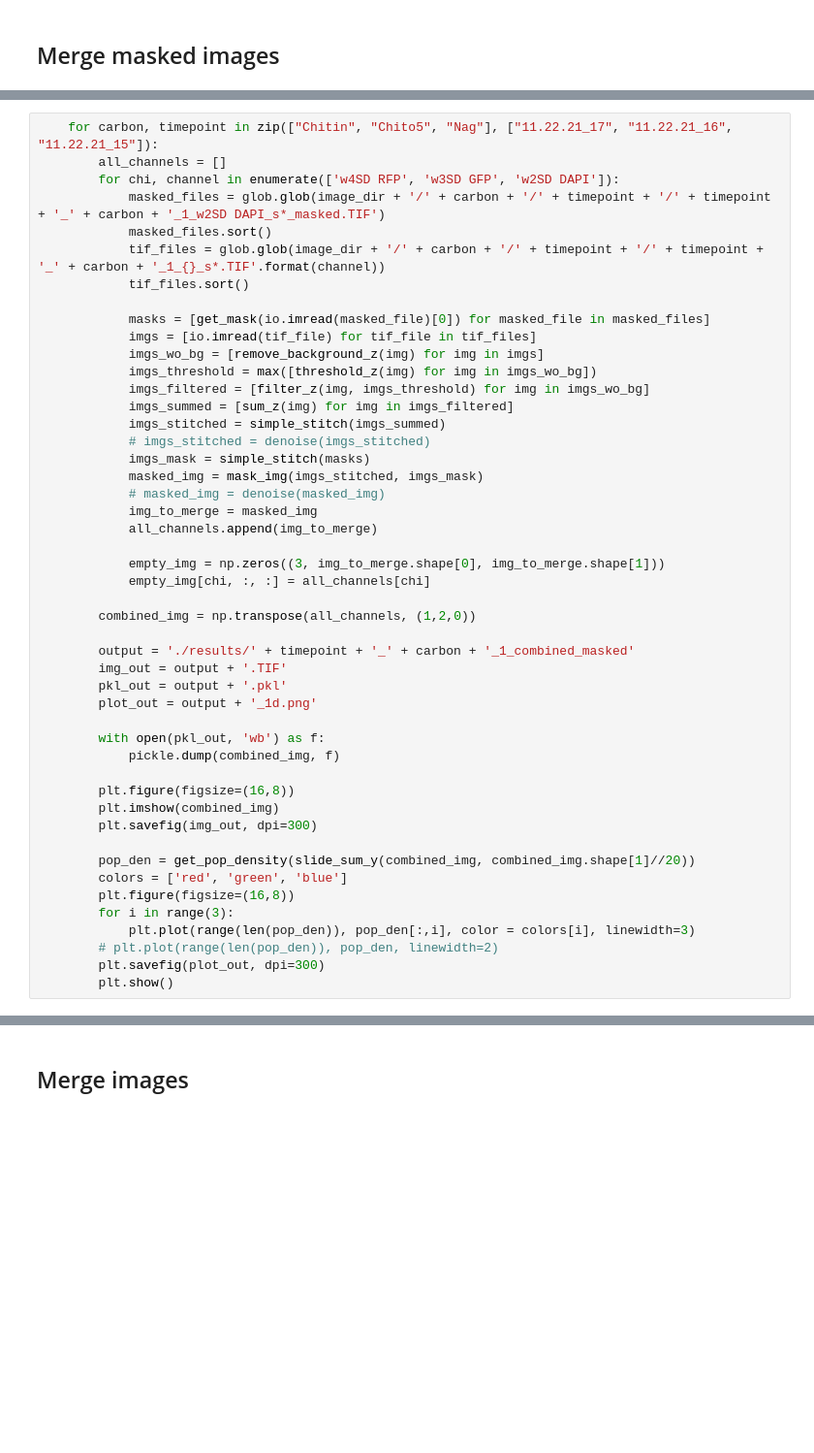
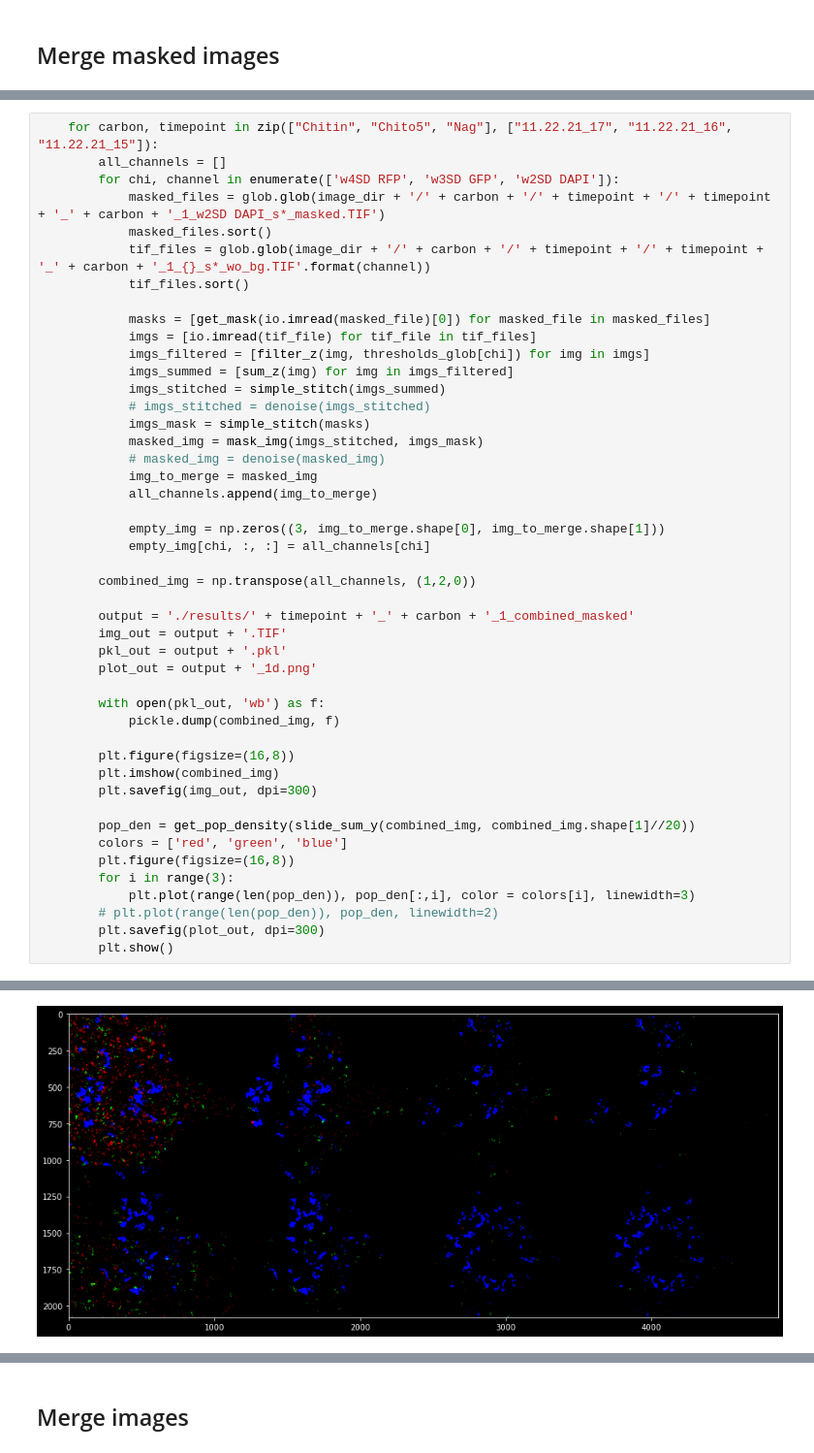
Before and after one commit to PNNL-Projects/soil1.3_biofilm, a Jupyter notebook: RawImageProcessing.ipynb, the cells around one changed output, grey strips where cells are left out. Shown: that part at 97% size. Cells and saved outputs as stored; diff of their text form; blank space fills up the shorter version.

```diff
--- a/RawImageProcessing.ipynb
+++ b/RawImageProcessing.ipynb
@@ -243,14 +277,12 @@ maksed_dir = "/Users/feng626/workspace/data/SoilSFA/spatial_interactions/sSFA_so
         for chi, channel in enumerate(['w4SD RFP', 'w3SD GFP', 'w2SD DAPI']):
             masked_files = glob.glob(image_dir + '/' + carbon + '/' + timepoint + '/' + timepoint + '_' + carbon + '_1_w2SD DAPI_s*_masked.TIF')
             masked_files.sort()
-            tif_files = glob.glob(image_dir + '/' + carbon + '/' + timepoint + '/' + timepoint + '_' + carbon + '_1_{}_s*.TIF'.format(channel))
+            tif_files = glob.glob(image_dir + '/' + carbon + '/' + timepoint + '/' + timepoint + '_' + carbon + '_1_{}_s*_wo_bg.TIF'.format(channel))
             tif_files.sort()
 
             masks = [get_mask(io.imread(masked_file)[0]) for masked_file in masked_files]
             imgs = [io.imread(tif_file) for tif_file in tif_files]
-            imgs_wo_bg = [remove_background_z(img) for img in imgs]
-            imgs_threshold = max([threshold_z(img) for img in imgs_wo_bg])
-            imgs_filtered = [filter_z(img, imgs_threshold) for img in imgs_wo_bg]
+            imgs_filtered = [filter_z(img, thresholds_glob[chi]) for img in imgs]
             imgs_summed = [sum_z(img) for img in imgs_filtered]
             imgs_stitched = simple_stitch(imgs_summed)
             # imgs_stitched = denoise(imgs_stitched)
@@ -285,3 +317,4 @@ maksed_dir = "/Users/feng626/workspace/data/SoilSFA/spatial_interactions/sSFA_so
         # plt.plot(range(len(pop_den)), pop_den, linewidth=2)
         plt.savefig(plot_out, dpi=300)
         plt.show()
+# %% [output]
@@ -287,0 +322 @@ maksed_dir = "/Users/feng626/workspace/data/SoilSFA/spatial_interactions/sSFA_so
+[figure, added]
```
Also changed, not shown: parts of 10 cells of this notebook, 1 other file.
